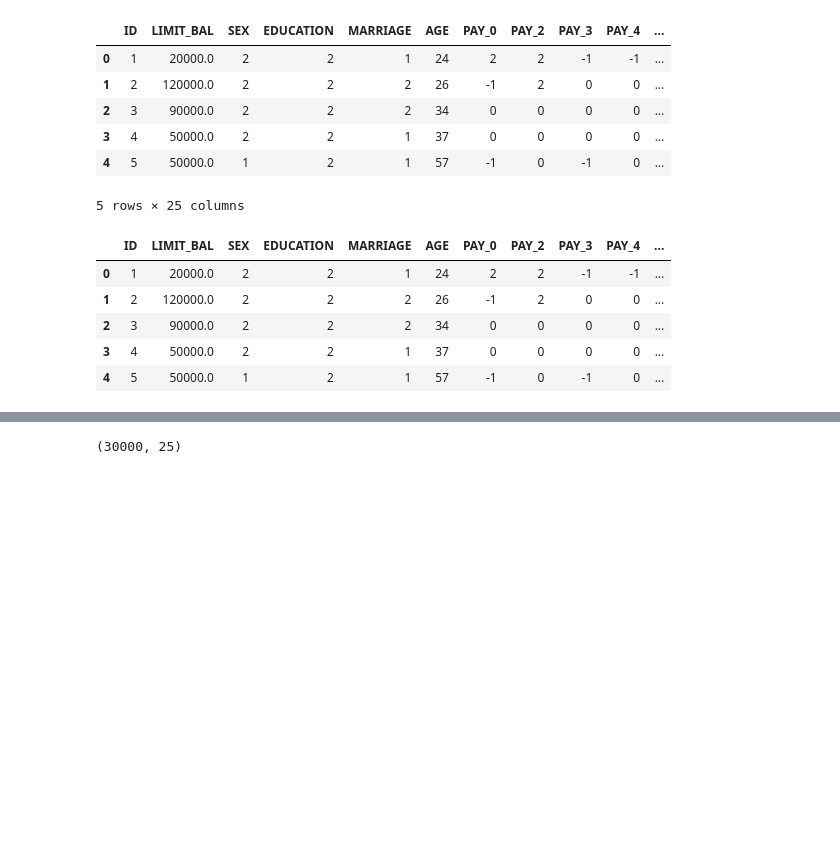
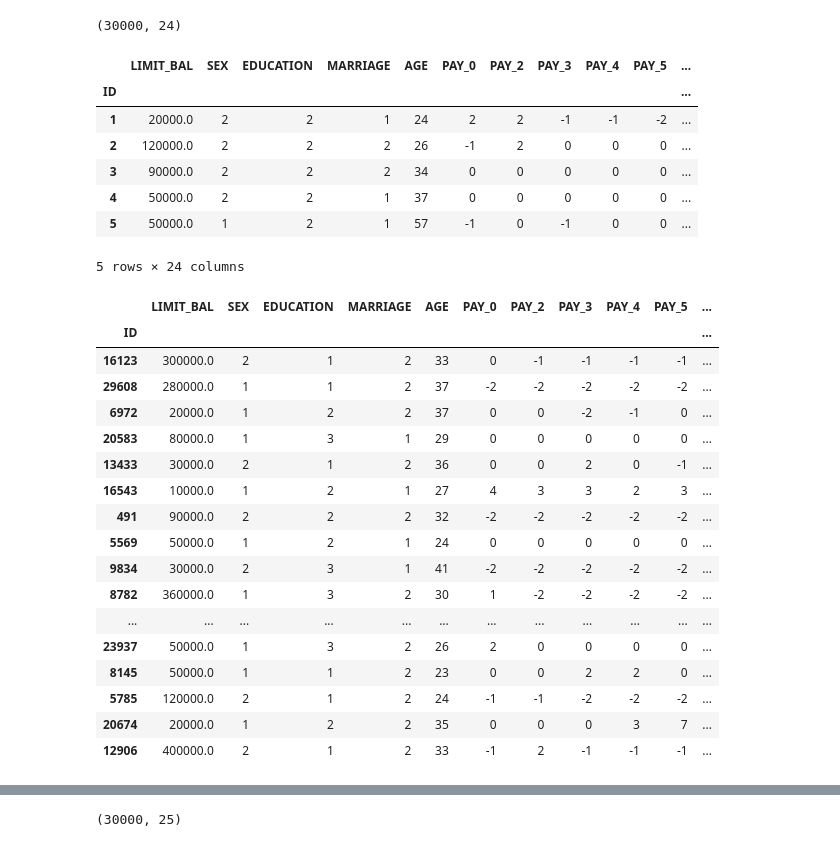
Before and after one commit to malavansa/IT5022-ML-Project, a Jupyter notebook: notebooks/eda_notebook.ipynb, the cells around one changed output, grey strips where cells are left out. Drawn from its saved outputs; the diff is of its cells as text; code cells hidden in the pictures; blank space fills up the shorter version.

```diff
--- a/notebooks/eda_notebook.ipynb
+++ b/notebooks/eda_notebook.ipynb
@@ -14,26 +14,43 @@ base_dir = os.path.dirname(os.getcwd())
 filename = os.path.join(base_dir, rel_path) # Construct the full path to the dataset
 # %%
 # Load the dataset
-df = pd.read_csv(filename)
+df = pd.read_csv(filename, index_col="ID")
+# %%
+df.shape
+# %% [output]
+(30000, 24)
 # %%
 df.head()  # Display the first few rows of the dataset
 # %% [output]
-|  | ID | LIMIT_BAL | SEX | EDUCATION | MARRIAGE | AGE | PAY_0 | PAY_2 | PAY_3 | PAY_4 | ... |
-| 0 | 1 | 20000.0 | 2 | 2 | 1 | 24 | 2 | 2 | -1 | -1 | ... |
-| 1 | 2 | 120000.0 | 2 | 2 | 2 | 26 | -1 | 2 | 0 | 0 | ... |
-| 2 | 3 | 90000.0 | 2 | 2 | 2 | 34 | 0 | 0 | 0 | 0 | ... |
-| 3 | 4 | 50000.0 | 2 | 2 | 1 | 37 | 0 | 0 | 0 | 0 | ... |
-| 4 | 5 | 50000.0 | 1 | 2 | 1 | 57 | -1 | 0 | -1 | 0 | ... |
+|  | LIMIT_BAL | SEX | EDUCATION | MARRIAGE | AGE | PAY_0 | PAY_2 | PAY_3 | PAY_4 | PAY_5 | ... |
+| ID |  |  |  |  |  |  |  |  |  |  | ... |
+| 1 | 20000.0 | 2 | 2 | 1 | 24 | 2 | 2 | -1 | -1 | -2 | ... |
+| 2 | 120000.0 | 2 | 2 | 2 | 26 | -1 | 2 | 0 | 0 | 0 | ... |
+| 3 | 90000.0 | 2 | 2 | 2 | 34 | 0 | 0 | 0 | 0 | 0 | ... |
+| 4 | 50000.0 | 2 | 2 | 1 | 37 | 0 | 0 | 0 | 0 | 0 | ... |
+| 5 | 50000.0 | 1 | 2 | 1 | 57 | -1 | 0 | -1 | 0 | 0 | ... |
-5 rows × 25 columns
+5 rows × 24 columns
 # %%
-df.head().iloc[:, :12]  # Display the first few rows of the dataset with only the first 10 columns
+df.sample(20).iloc[:, :12]  # Display the first few rows of the dataset with only the first 10 columns
 # %% [output]
-|  | ID | LIMIT_BAL | SEX | EDUCATION | MARRIAGE | AGE | PAY_0 | PAY_2 | PAY_3 | PAY_4 | ... |
-| 0 | 1 | 20000.0 | 2 | 2 | 1 | 24 | 2 | 2 | -1 | -1 | ... |
-| 1 | 2 | 120000.0 | 2 | 2 | 2 | 26 | -1 | 2 | 0 | 0 | ... |
-| 2 | 3 | 90000.0 | 2 | 2 | 2 | 34 | 0 | 0 | 0 | 0 | ... |
-| 3 | 4 | 50000.0 | 2 | 2 | 1 | 37 | 0 | 0 | 0 | 0 | ... |
-| 4 | 5 | 50000.0 | 1 | 2 | 1 | 57 | -1 | 0 | -1 | 0 | ... |
+|  | LIMIT_BAL | SEX | EDUCATION | MARRIAGE | AGE | PAY_0 | PAY_2 | PAY_3 | PAY_4 | PAY_5 | ... |
+| ID |  |  |  |  |  |  |  |  |  |  | ... |
+| 16123 | 300000.0 | 2 | 1 | 2 | 33 | 0 | -1 | -1 | -1 | -1 | ... |
+| 29608 | 280000.0 | 1 | 1 | 2 | 37 | -2 | -2 | -2 | -2 | -2 | ... |
+| 6972 | 20000.0 | 1 | 2 | 2 | 37 | 0 | 0 | -2 | -1 | 0 | ... |
+| 20583 | 80000.0 | 1 | 3 | 1 | 29 | 0 | 0 | 0 | 0 | 0 | ... |
+| 13433 | 30000.0 | 2 | 1 | 2 | 36 | 0 | 0 | 2 | 0 | -1 | ... |
+| 16543 | 10000.0 | 1 | 2 | 1 | 27 | 4 | 3 | 3 | 2 | 3 | ... |
+| 491 | 90000.0 | 2 | 2 | 2 | 32 | -2 | -2 | -2 | -2 | -2 | ... |
+| 5569 | 50000.0 | 1 | 2 | 1 | 24 | 0 | 0 | 0 | 0 | 0 | ... |
+| 9834 | 30000.0 | 2 | 3 | 1 | 41 | -2 | -2 | -2 | -2 | -2 | ... |
+| 8782 | 360000.0 | 1 | 3 | 2 | 30 | 1 | -2 | -2 | -2 | -2 | ... |
+| ... | ... | ... | ... | ... | ... | ... | ... | ... | ... | ... | ... |
+| 23937 | 50000.0 | 1 | 3 | 2 | 26 | 2 | 0 | 0 | 0 | 0 | ... |
+| 8145 | 50000.0 | 1 | 1 | 2 | 23 | 0 | 0 | 2 | 2 | 0 | ... |
+| 5785 | 120000.0 | 2 | 1 | 2 | 24 | -1 | -1 | -2 | -2 | -2 | ... |
+| 20674 | 20000.0 | 1 | 2 | 2 | 35 | 0 | 0 | 0 | 3 | 7 | ... |
+| 12906 | 400000.0 | 2 | 1 | 2 | 33 | -1 | 2 | -1 | -1 | -1 | ... |
 # %%
 df.head().iloc[:, 12:]
 # %% [output]
```
Also changed, not shown: parts of 8 cells of this notebook, 1 other file.
